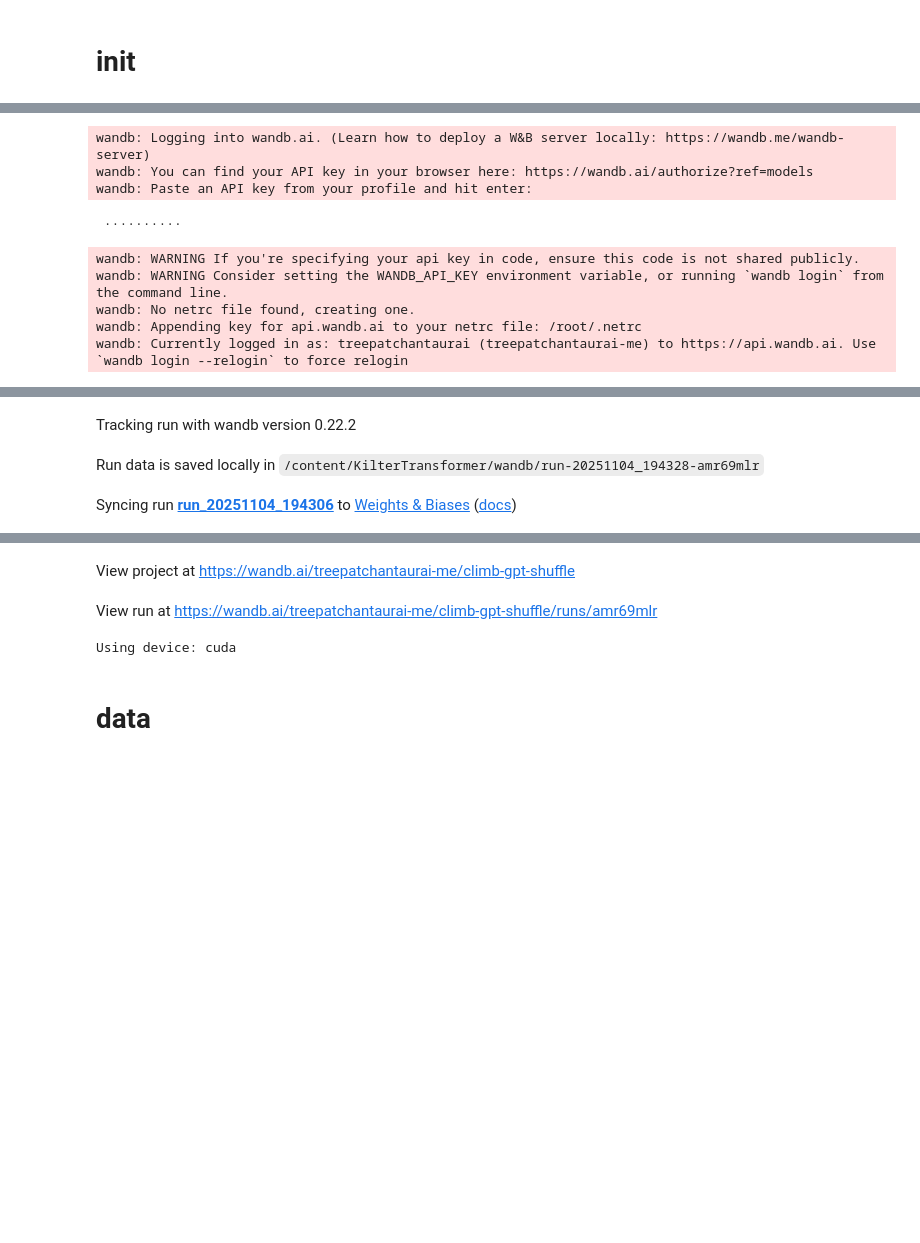
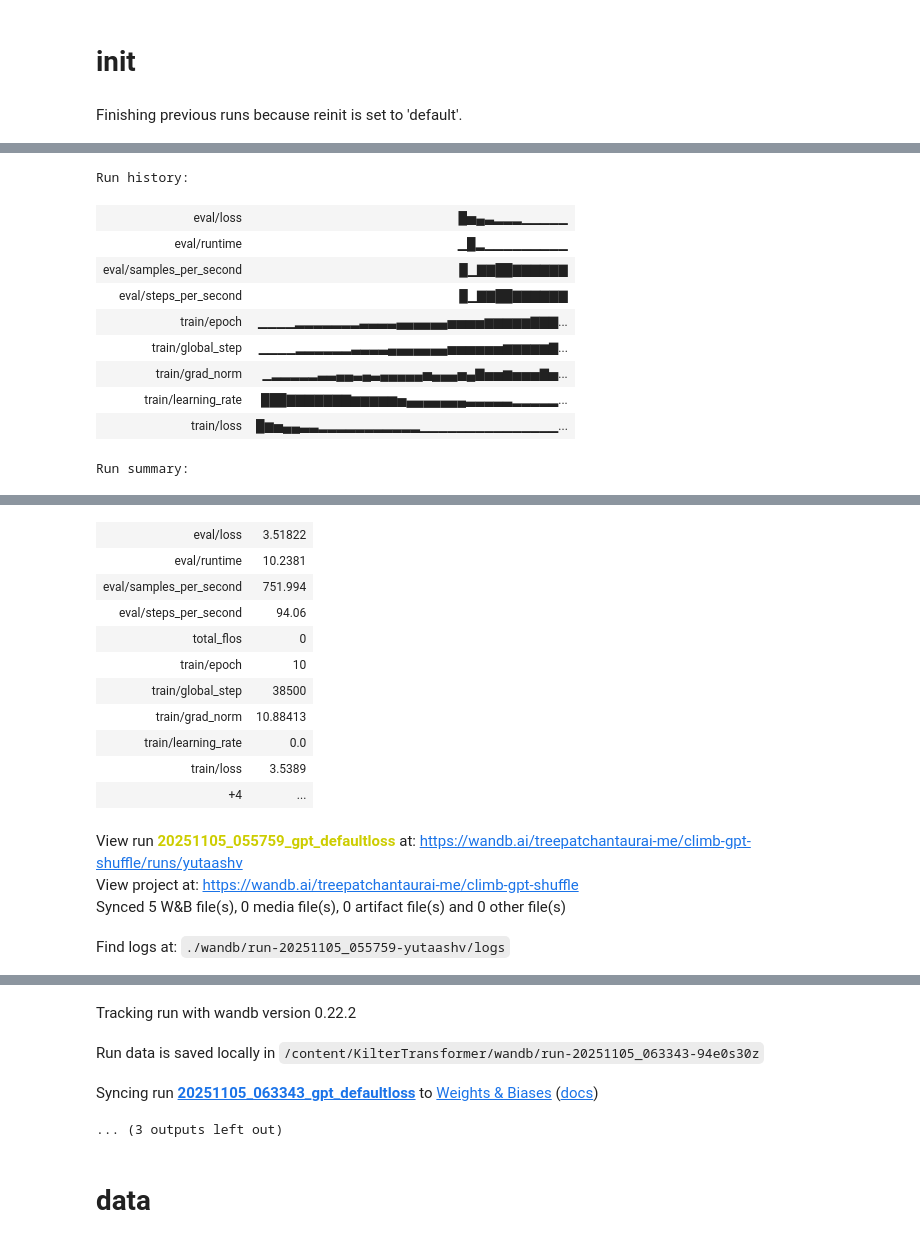
Before and after one commit to nnott3/KilterTransformer, a Jupyter notebook: gpt_shuffle_me.ipynb, the cells around one changed output, grey strips where cells are left out. Cells and saved outputs as stored; diff of their text form; code cells hidden in the pictures; blank space fills up the shorter version.

Commit message:
org and run all trains

```diff
--- a/gpt_shuffle_me.ipynb
+++ b/gpt_shuffle_me.ipynb
@@ -60,7 +60,7 @@ disable_progress_bar()
 # %%
 wandb.init(
     project="climb-gpt-shuffle",
-    name=f"run_{datetime.now().strftime('%Y%m%d_%H%M%S')}",
+    name=f"{datetime.now().strftime('%Y%m%d_%H%M%S')}_gpt_defaultloss",
     config={
         "architecture": "GPT-SetLoss",
         "n_embd": 256,
@@ -81,19 +81,22 @@ wandb.init(
 
 run_name = wandb.run.name
 
-OUT_DIR = f"/content/drive/MyDrive/KilterTransformer/models/climb_gpt/{run_name}"
-# OUT_DIR = f"models/climb_gpt/{run_name}"
+OUT_DIR = f"/content/drive/MyDrive/KilterTransformer/models/climb_gpt_shuffle/{run_name}"
+# OUT_DIR = f"models/climb_gpt_shuffle/{run_name}"
 
 device = "cuda" if torch.cuda.is_available() else "cpu"
 print(f"Using device: {device}")
 # %% [output]
+Finishing previous runs because reinit is set to 'default'.
 [interactive output not drawn]
-wandb: Logging into wandb.ai. (Learn how to deploy a W&B server locally: https://wandb.me/wandb-server)
-wandb: You can find your API key in your browser here: https://wandb.ai/authorize?ref=models
-wandb: Paste an API key from your profile and hit enter:
+Run history:
+| eval/loss | █▅▄▃▂▂▂▁▁▁▁▁ |
+| eval/runtime | ▁█▂▁▁▁▁▁▁▁▁▁ |
+| eval/samples_per_second | █▁▇▇██▇▇▇▇▇▇ |
+| eval/steps_per_second | █▁▇▇██▇▇▇▇▇▇ |
+| train/epoch | ▁▁▁▁▂▂▂▂▂▂▂▃▃▃▃▄▄▄▄▄▄▅▅▅▅▆▆▆▆▆▇▇▇... |
+| train/global_step | ▁▁▁▁▂▂▂▂▂▂▃▃▃▃▄▄▄▄▄▄▄▅▅▅▅▅▅▆▆▆▆▆▇... |
+| train/grad_norm | ▁▂▂▂▂▂▃▃▄▄▃▄▃▄▄▄▄▄▅▄▄▄▅▄▇▅▅▆▅▅▅▇▅... |
+| train/learning_rate | ███▇▇▇▇▇▇▇▆▆▆▆▆▅▄▄▄▄▄▄▄▃▃▃▃▃▂▂▂▂▂... |
+| train/loss | █▆▅▄▄▃▃▂▂▂▂▂▂▂▂▂▂▂▁▁▁▁▁▁▁▁▁▁▁▁▁▁▁... |
- ··········
+Run summary:
-wandb: WARNING If you're specifying your api key in code, ensure this code is not shared publicly.
-wandb: WARNING Consider setting the WANDB_API_KEY environment variable, or running `wandb login` from the command line.
-wandb: No netrc file found, creating one.
-wandb: Appending key for api.wandb.ai to your netrc file: /root/.netrc
-wandb: Currently logged in as: treepatchantaurai (treepatchantaurai-me) to https://api.wandb.ai. Use `wandb login --relogin` to force relogin
@@ -101,3 +103,15 @@ wandb: Currently logged in as: treepatchantaurai (treepatchantaurai-me) to https
-Tracking run with wandb version 0.22.2
+| eval/loss | 3.51822 |
+| eval/runtime | 10.2381 |
+| eval/samples_per_second | 751.994 |
+| eval/steps_per_second | 94.06 |
+| total_flos | 0 |
+| train/epoch | 10 |
+| train/global_step | 38500 |
+| train/grad_norm | 10.88413 |
+| train/learning_rate | 0.0 |
+| train/loss | 3.5389 |
+| +4 | ... |
-Run data is saved locally in /content/KilterTransformer/wandb/run-20251104_194328-amr69mlr
+View run 20251105_055759_gpt_defaultloss at: https://wandb.ai/treepatchantaurai-me/climb-gpt-shuffle/runs/yutaashv
+View project at: https://wandb.ai/treepatchantaurai-me/climb-gpt-shuffle
+Synced 5 W&B file(s), 0 media file(s), 0 artifact file(s) and 0 other file(s)
-Syncing run run_20251104_194306 to Weights & Biases (docs)
+Find logs at: ./wandb/run-20251105_055759-yutaashv/logs
@@ -104,6 +119,7 @@ Syncing run run_20251104_194306 to Weights & Biases (docs)
-View project at https://wandb.ai/treepatchantaurai-me/climb-gpt-shuffle
+Tracking run with wandb version 0.22.2
-View run at https://wandb.ai/treepatchantaurai-me/climb-gpt-shuffle/runs/amr69mlr
+Run data is saved locally in /content/KilterTransformer/wandb/run-20251105_063343-94e0s30z
-Using device: cuda
+Syncing run 20251105_063343_gpt_defaultloss to Weights & Biases (docs)
+... (3 outputs left out)
 # %% [markdown]
 # data
 # %%
```
Also changed, not shown: parts of 19 cells of this notebook.
